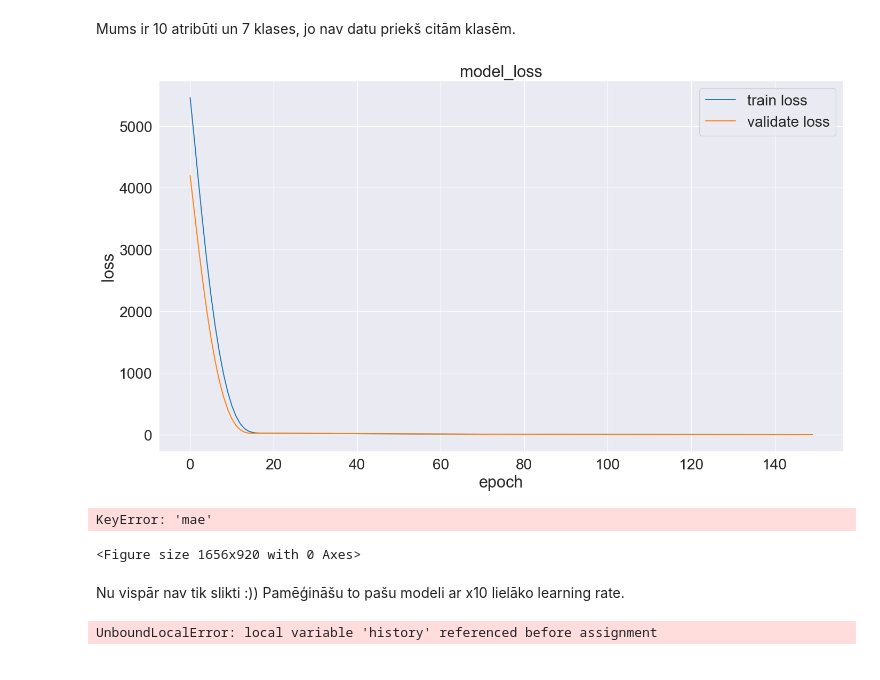
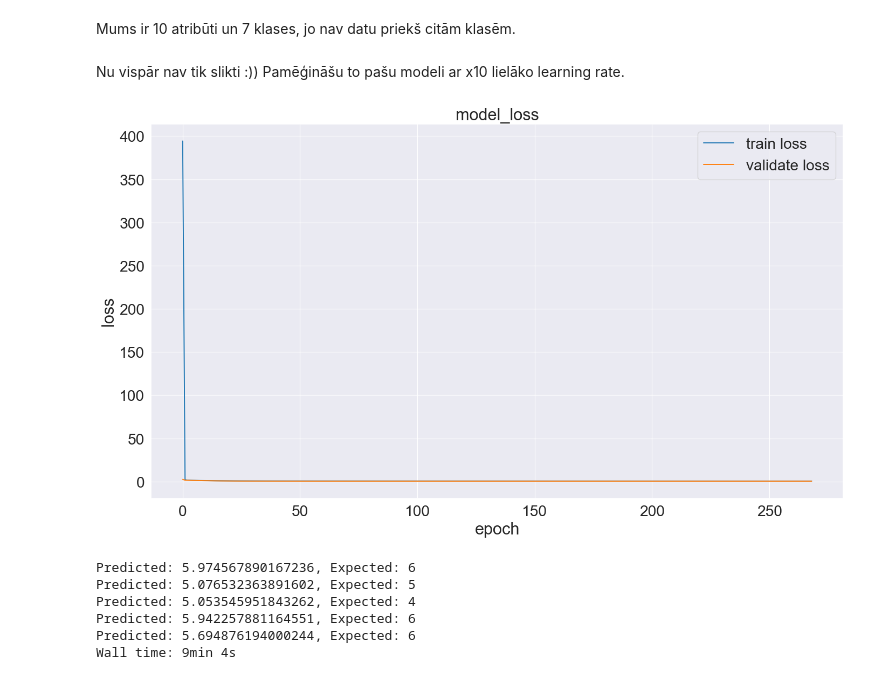
Before and after one commit to kamikaze/rtu-ai, a Jupyter notebook: homework02.ipynb, the cells around one changed output. Cells and saved outputs as stored; diff of their text form; code cells hidden in the pictures.

```diff
--- a/homework02.ipynb
+++ b/homework02.ipynb
@@ -293,7 +293,7 @@ def build_model(input_count: int):
         tf.keras.layers.Dense(1)
     ])
 
-    optimizer = tf.keras.optimizers.Adadelta(learning_rate=0.03)
+    optimizer = tf.keras.optimizers.Adadelta(learning_rate=0.05)
 
     model.compile(loss='mse', optimizer=optimizer)
 
@@ -301,11 +301,7 @@ def build_model(input_count: int):
 # %%
 %%time
 model = build_model(attr_count)
-evaluate_model(model, samples, qualities, batch_size=BATCH_SIZE, epochs=EPOCHS)
+evaluate_model(model, samples, qualities, batch_size=8, epochs=EPOCHS)
-# %% [output]
-[figure, removed]
-KeyError: 'mae'
-<Figure size 1656x920 with 0 Axes>
 # %% [markdown]
 Nu vispār nav tik slikti :)) Pamēģināšu to pašu modeli ar x10 lielāko learning rate.
 # %%
@@ -336,6 +332,12 @@ def build_model(input_count: int):
 # %%
 %%time
 model = build_model(attr_count)
-evaluate_model(model, samples, qualities, batch_size=BATCH_SIZE, epochs=EPOCHS)
+evaluate_model(model, samples, qualities, batch_size=4, epochs=269)
 # %% [output]
+[figure, added]
-UnboundLocalError: local variable 'history' referenced before assignment
+Predicted: 5.974567890167236, Expected: 6
+Predicted: 5.076532363891602, Expected: 5
+Predicted: 5.053545951843262, Expected: 4
+Predicted: 5.942257881164551, Expected: 6
+Predicted: 5.694876194000244, Expected: 6
+Wall time: 9min 4s
```
